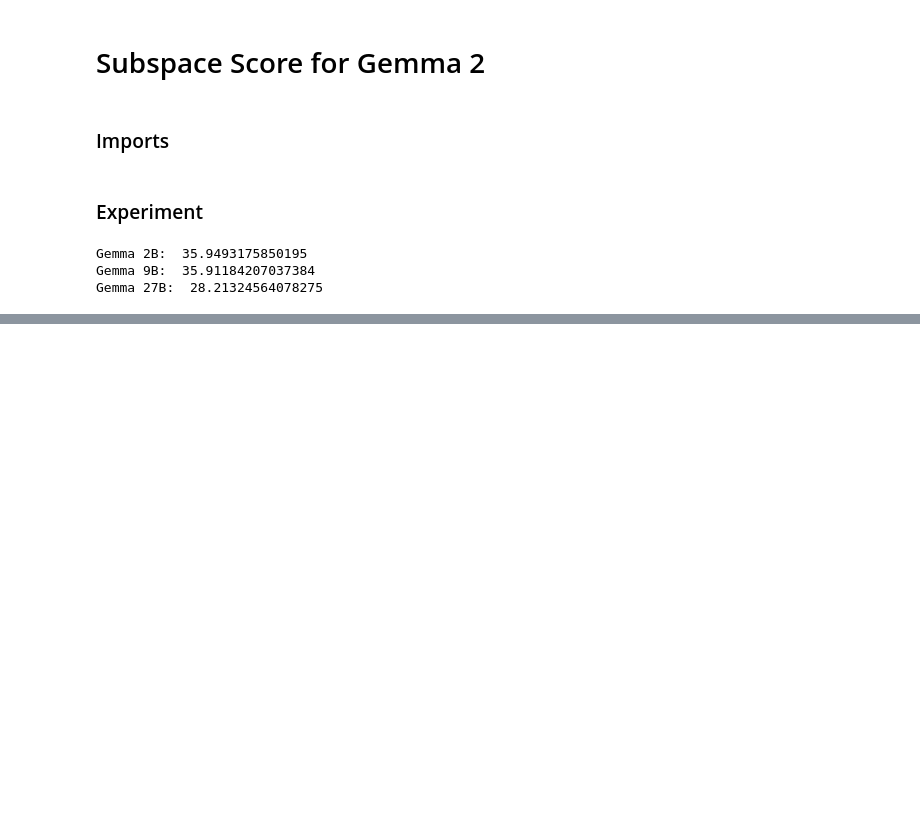
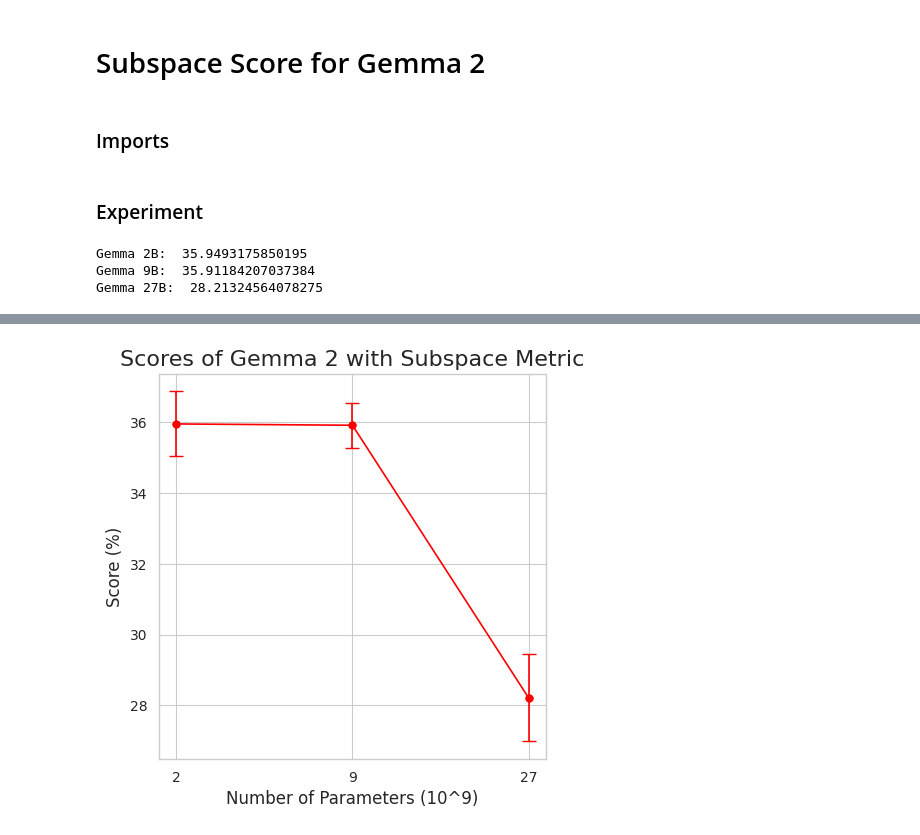
Before and after one commit to swaggirl9000/humor, a Jupyter notebook: experiments/16_subspace.ipynb, the cells around one changed output, grey strips where cells are left out. Cells and saved outputs as stored; diff of their text form; code cells hidden in the pictures; blank space fills up the shorter version.

Commit message:
experiment_16

```diff
--- a/experiments/16_subspace.ipynb
+++ b/experiments/16_subspace.ipynb
@@ -73,0 +96,28 @@ plt.show()
+# %%
+import pandas as pd
+import seaborn as sns
+import matplotlib.pyplot as plt
+
+sns.set_style("whitegrid")
+sns.set_context("paper")
+plt.figure(figsize=(5, 5))
+sns.set_palette("colorblind")
+
+means = [gemma2['Score'].mean()*100, gemma9['Score'].mean()*100, gemma27['Score'].mean()*100]
+sems = [gemma2['Score'].sem()*100, gemma9['Score'].sem()*100, gemma27['Score'].sem()*100]
+labels = ['2', '9', '27']
+
+x_values = range(len(labels))
+
+plt.plot(x_values, means, marker='o', linestyle='-', color='red', label='Mean Scores')
+plt.errorbar(x_values, means, yerr=sems, fmt='o', color='red', capsize=5, linestyle='None')
+plt.xticks(x_values, labels)
+plt.ylabel('Score (%)', fontsize=12)
+plt.xlabel('Number of Parameters (10^9)', fontsize=12)
+plt.title('Scores of Gemma 2 with Subspace Metric', fontsize=16)
+plt.xticks(fontsize=10)
+plt.yticks(fontsize=10)
+plt.savefig("experiment_16.png", dpi=300, bbox_inches="tight")
+plt.show()
+# %% [output]
+[figure, added]
```
Also changed, not shown: parts of 2 cells of this notebook, 4 other files.
